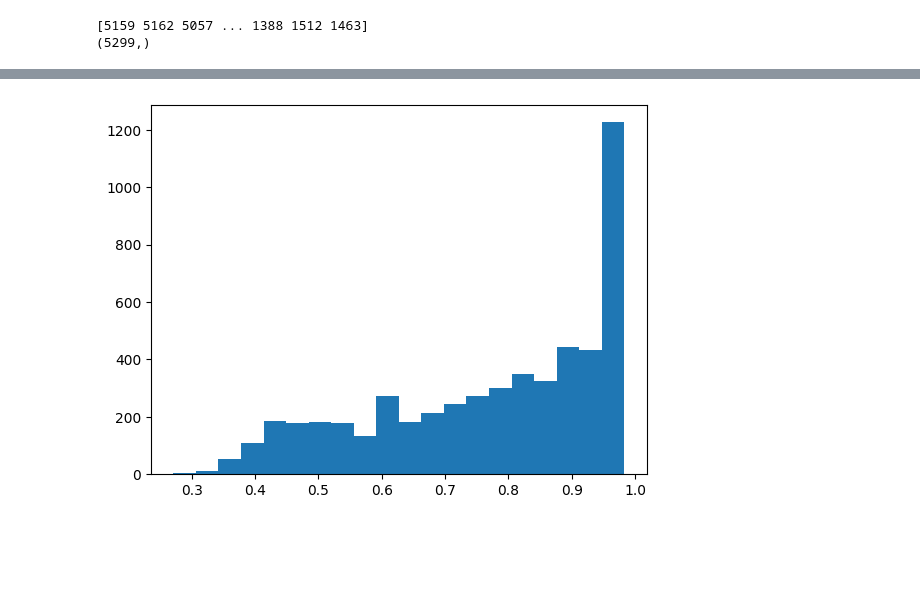
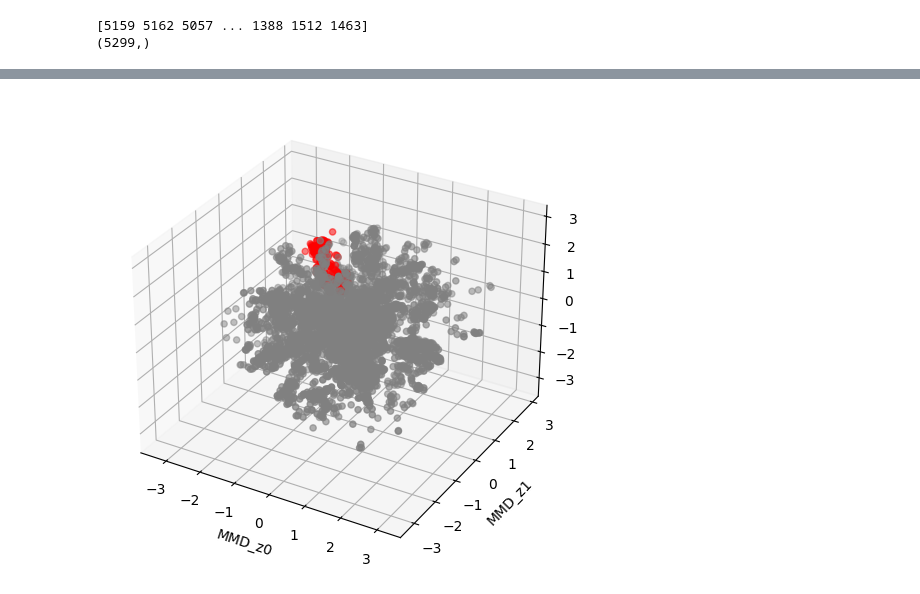
Before and after one commit to chemgeeklian/SH3_orthology_paper_analysis, a Jupyter notebook: Closest_natural_seq.ipynb, the cells around one changed output, grey strips where cells are left out. Saved outputs shown, nothing was run; the diff lists cells and outputs as text; code cells hidden in the pictures; blank space fills up the shorter version.

```diff
--- a/Closest_natural_seq.ipynb
+++ b/Closest_natural_seq.ipynb
@@ -50,6 +50,16 @@ nature.loc[closest_sequences_indices] # index for each closest design seq
 11608 rows × 11 columns
 # %% [markdown]
 ## Natural Sequences
+# %%
+nature_all = pd.read_excel('Taxonomy_and_convex_hull/data/20210908_natural_with_taxonomy.xls')
+nature_all = nature_all[['Sequences', 'MMD_z0','MMD_z1','MMD_z2']]
+
+merged_df = nature.merge(nature_all, left_on = 'Sequence_aligned', right_on='Sequences', how = 'left')
+merged_df = merged_df.drop_duplicates(subset='Sequence_aligned')
+merged_df = merged_df.reset_index()
+merged_df = merged_df.drop(columns=['Sequences', 'index'])
+
+nature_sequences = amino_acid_to_logits(merged_df['Sequence_aligned'].values.tolist())
 # %%
 distances = hamming_distances(nature_sequences, nature_sequences)
 np.fill_diagonal(distances, np.inf)
@@ -56,6 +72,7 @@ np.fill_diagonal(distances, np.inf)
 # %%
 closest_sequences_indices = np.argmin(distances, axis=1)
 closest_id = 1 - np.min(distances, axis=1)/59
+sho1_id = 1 - hamming_distances(nature_sequences, [nature_sequences[827]])/59
 # %%
 print(closest_id)
 print(closest_id.shape)
@@ -69,4 +86,6 @@ print(closest_sequences_indices.shape)
 [5159 5162 5057 ... 1388 1512 1463]
 (5299,)
 # %%
-nature.loc[closest_sequences_indices]
+merged_df['closest_id'] = closest_id
+merged_df['closest_seq_indice'] = closest_sequences_indices
+merged_df['sho1_wt_id'] = sho1_id
@@ -87,5 +126,24 @@ nature.loc[closest_sequences_indices]
 # %%
-plt.hist(closest_id,20)
+## sanity check
+
+import matplotlib.pyplot as plt
+from mpl_toolkits.mplot3d import Axes3D
+
+# Assume you have a pandas DataFrame "merged_df"
+# merged_df = ...
+
+fig = plt.figure(figsize=(8, 6))
+ax = fig.add_subplot(111, projection='3d')
+
+# Create color labels based on the condition
+colors = ['red' if og=='NOG09120' else 'gray' for og in merged_df['orthologous_group']]
+
+ax.scatter(merged_df['MMD_z0'], merged_df['MMD_z1'], merged_df['MMD_z2'], c=colors)
+
+ax.set_xlabel('MMD_z0')
+ax.set_ylabel('MMD_z1')
+ax.set_zlabel('MMD_z2')
+
 plt.show()
 # %% [output]
-[figure, old version]
+[figure, new version]
```
Also changed, not shown: parts of 5 cells of this notebook, 1 other file.
